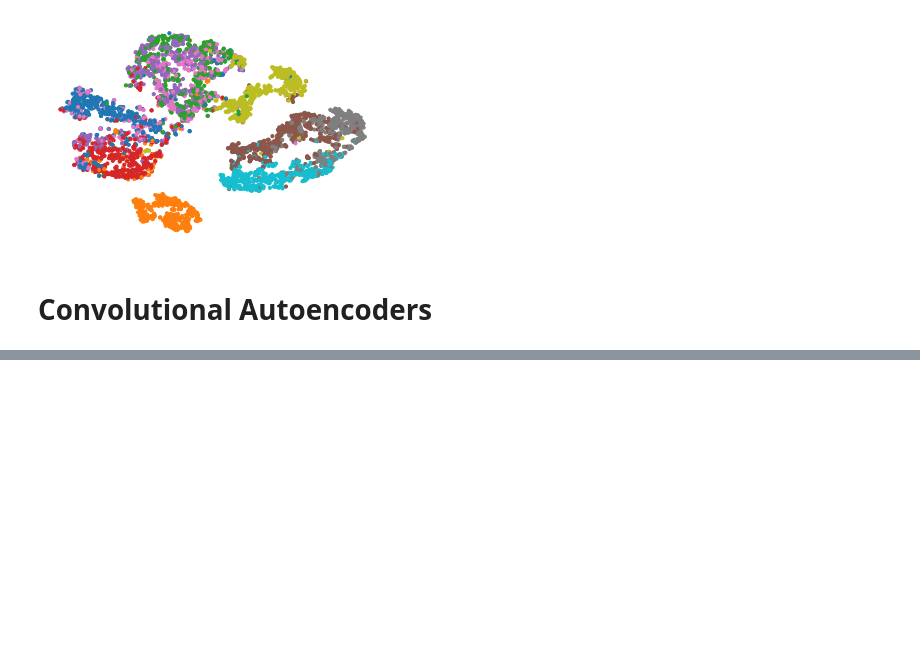
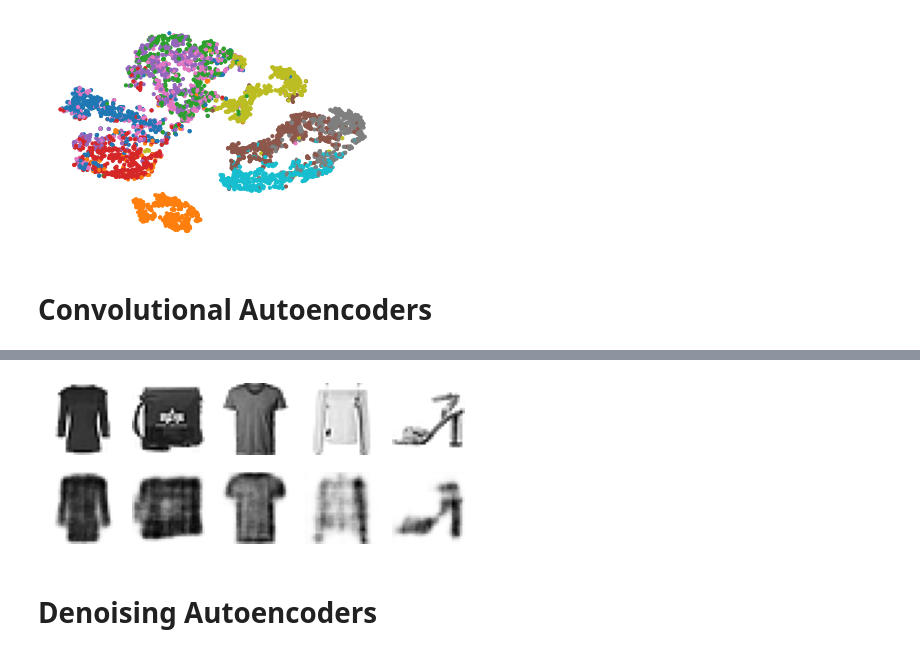
Before and after one commit to umeshraj/hands_on_ml, a Jupyter notebook: 17_autoencoders.ipynb, the cells around one changed output, grey strips where cells are left out. Drawn from its saved outputs; the diff is of its cells as text; code cells hidden in the pictures; blank space fills up the shorter version.

Commit message:
Denoising AEs

```diff
--- a/17_autoencoders.ipynb
+++ b/17_autoencoders.ipynb
@@ -172,4 +172,4 @@ conv_ae = keras.models.Sequential([conv_encoder, conv_decoder])
 
 conv_ae.compile(loss='binary_crossentropy', optimizer=keras.optimizers.SGD(lr=1.0),
                metrics=[rounded_accuracy])
-history = conv_ae.fit(X_train, X_train, epochs=5, )
+history = conv_ae.fit(X_train, X_train, epochs=1, validation_data=(X_valid, X_valid))
@@ -175,0 +178,6 @@ history = conv_ae.fit(X_train, X_train, epochs=5, )
+# %%
+show_reconstructions(conv_ae)
+# %% [output]
+[figure, added]
+# %% [markdown]
+# Denoising Autoencoders
```
Also changed, not shown: parts of 2 cells of this notebook.
